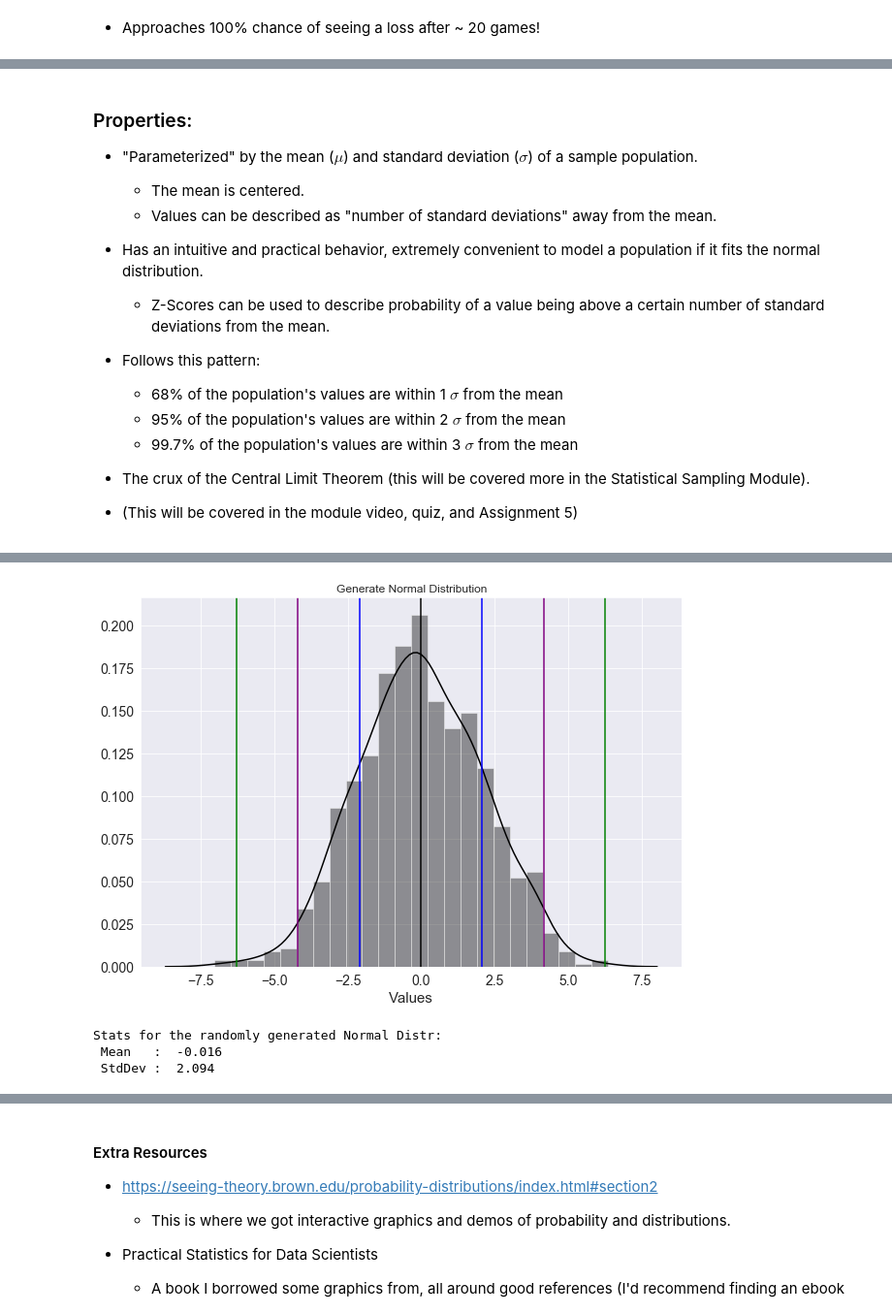
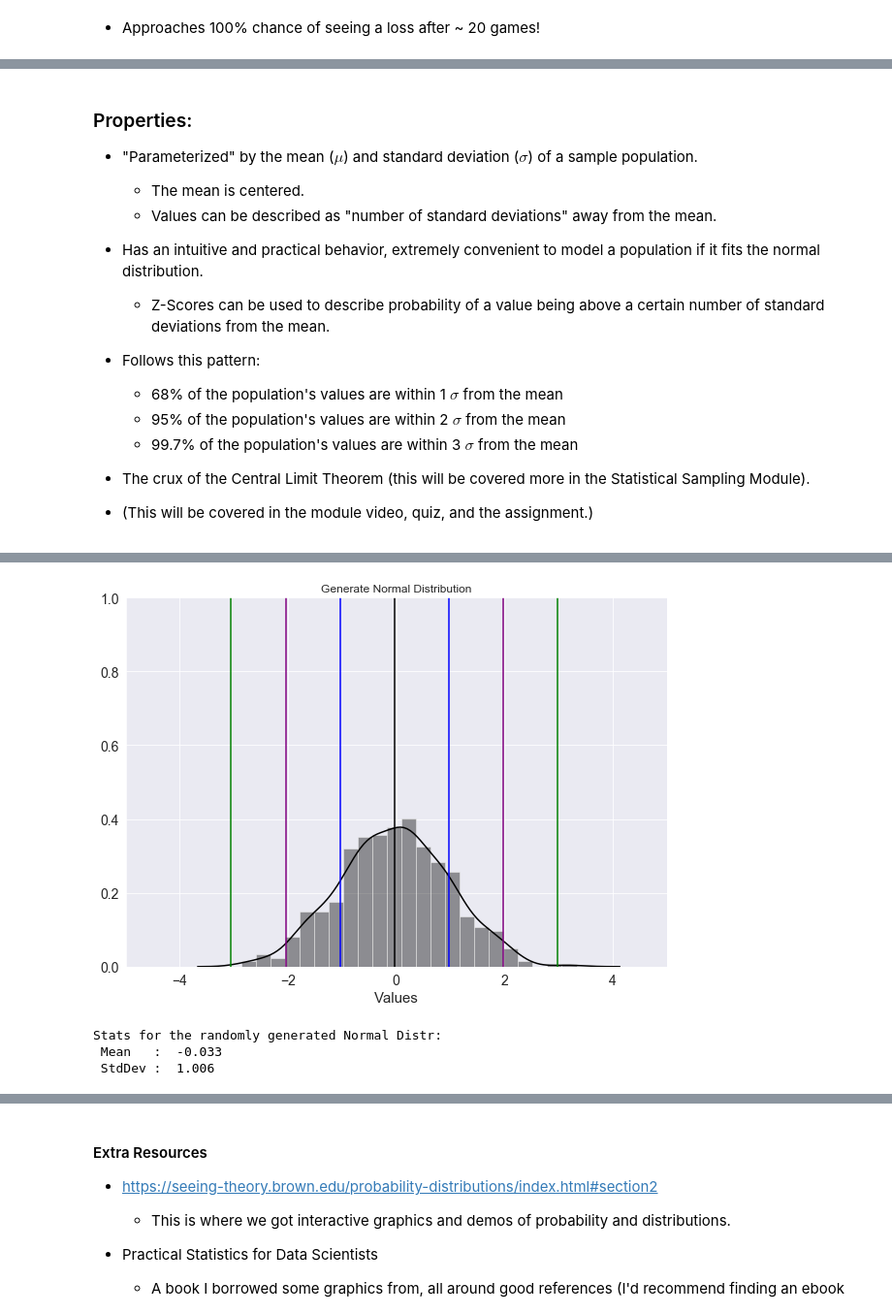
Before and after one commit to robertmanriquez/webinars_old, a Jupyter notebook: Distributions Webinar.ipynb, the cells around one changed output, grey strips where cells are left out. Shown at 97% size. Saved outputs shown, nothing was run; the diff lists cells and outputs as text; code cells hidden in the pictures.

```diff
--- a/Distributions Webinar.ipynb
+++ b/Distributions Webinar.ipynb
@@ -335,34 +393,37 @@ plt.show();
 * The crux of the Central Limit Theorem (this will be covered more in the Statistical Sampling Module).
 
 
-* (This will be covered in the module video, quiz, and Assignment 5)
+* (This will be covered in the module video, quiz, and the assignment.)
 # %% [markdown]
 ![img](normal_distr2.png)
 # %%
-# Generating a normal distribution using numpy
+### Generating a normal distribution using numpy
+# Note:  the x and y limits of this graph are fixed.
 mu = 0
-sigma = 2
+sigma = 1  # try changing sigma to values between 0.5 and 3 to see differences in the spread of values!
 s = np.random.normal(mu, sigma, 1000)
 bins = 30
 
 plt.figure(figsize=(10,7))
 sns.distplot(s, color= 'black')
 plt.axvline(np.mean(s), color = 'black')
+plt.xlim(-5,5)
+plt.ylim(0,1)
 
 for i, c in zip([1,2,3], ['blue', 'purple', 'green']):
     plt.axvline(np.mean(s) + i * np.std(s), color = c)
     plt.axvline(np.mean(s) - i * np.std(s), color = c)
 
 plt.xlabel("Values", fontsize =15)
 plt.title("Generate Normal Distribution")
 plt.show();
 print("Stats for the randomly generated Normal Distr: \n Mean   : ",
       round(np.mean(s),3), "\n", "StdDev : ", round(np.std(s),3))
 # %% [output]
-[figure, old version]
+[figure, new version]
 Stats for the randomly generated Normal Distr:
- Mean   :  -0.016
- StdDev :  2.094
+ Mean   :  -0.033
+ StdDev :  1.006
 # %%
 plt.plot(stats.norm(np.mean(s), np.std(s)).cdf(np.linspace(min(s), max(s), 100)))
 # %% [output]
```
Also changed, not shown: parts of 24 cells of this notebook.
